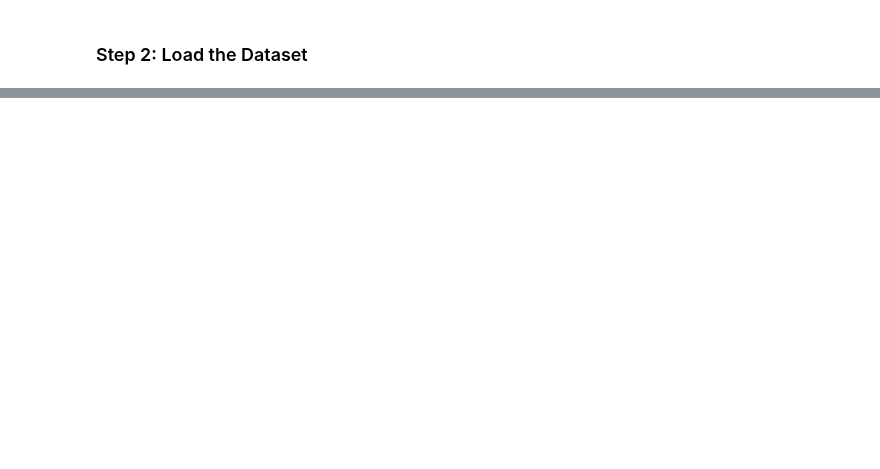
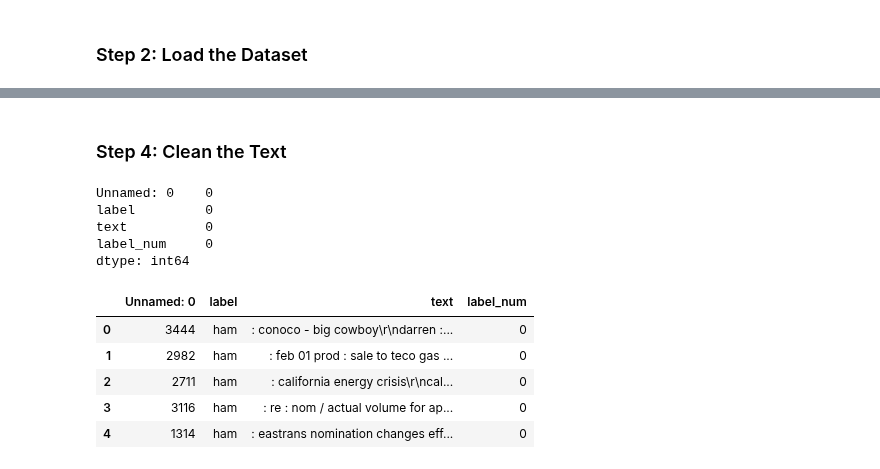
Before and after one commit to RangeshPandianPT/Data-Science_with-ML, a Jupyter notebook: ML_Projects/Spam_Detection/Spam_Dectection.ipynb, the cells around one changed output, grey strips where cells are left out. Drawn from its saved outputs; the diff is of its cells as text; code cells hidden in the pictures; blank space fills up the shorter version.

```diff
--- a/ML_Projects/Spam_Detection/Spam_Dectection.ipynb
+++ b/ML_Projects/Spam_Detection/Spam_Dectection.ipynb
@@ -28,0 +84,15 @@ ModuleNotFoundError: No module named 'nltk'
+# %%
+ham_msg = data[data['label'] == 'ham']
+spam_msg = data[data['label'] == 'spam']
+
+# Downsample Ham emails to match the number of Spam emails
+ham_msg_balanced = ham_msg.sample(n=len(spam_msg), random_state=42)
+
+# Combine balanced data
+balanced_data = pd.concat([ham_msg_balanced, spam_msg]).reset_index(drop=True)
+
+# Visualize the balanced dataset
+sns.countplot(x='label', data=balanced_data)
+plt.title("Balanced Distribution of Spam and Ham Emails")
+plt.xticks(ticks=[0, 1], labels=['Ham (Not Spam)', 'Spam'])
+plt.show()
@@ -28,0 +101,20 @@ ModuleNotFoundError: No module named 'nltk'
+# %% [markdown]
+### Step 4: Clean the Text
+# %%
+data.isna().sum()
+# %% [output]
+Unnamed: 0    0
+label         0
+text          0
+label_num     0
+dtype: int64
+# %%
+balanced_data['text'] = balanced_data['text'].str.replace('Subject', '')
+balanced_data.head()
+# %% [output]
+|  | Unnamed: 0 | label | text | label_num |
+| 0 | 3444 | ham | : conoco - big cowboy\r\ndarren :... | 0 |
+| 1 | 2982 | ham | : feb 01 prod : sale to teco gas ... | 0 |
+| 2 | 2711 | ham | : california energy crisis\r\ncal... | 0 |
+| 3 | 3116 | ham | : re : nom / actual volume for ap... | 0 |
+| 4 | 1314 | ham | : eastrans nomination changes eff... | 0 |
```
Also changed, not shown: parts of 13 cells of this notebook.
